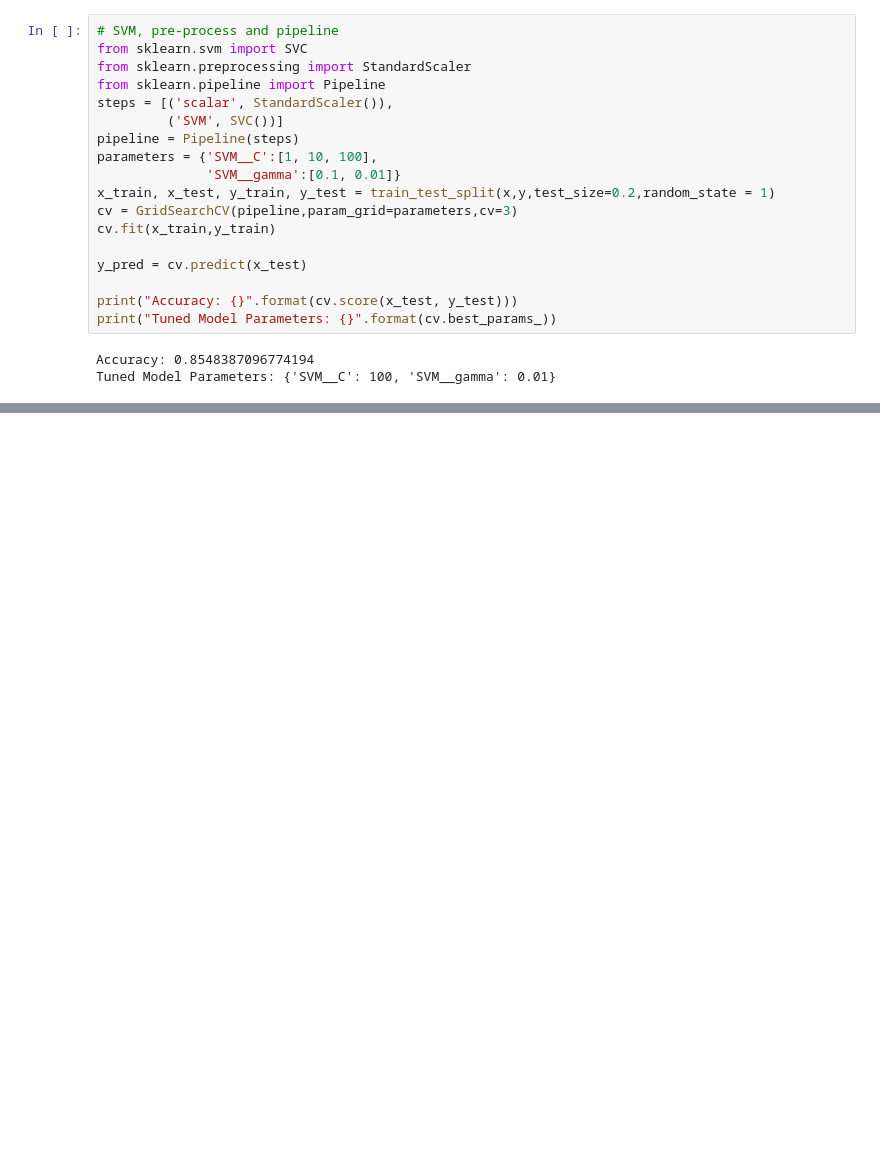
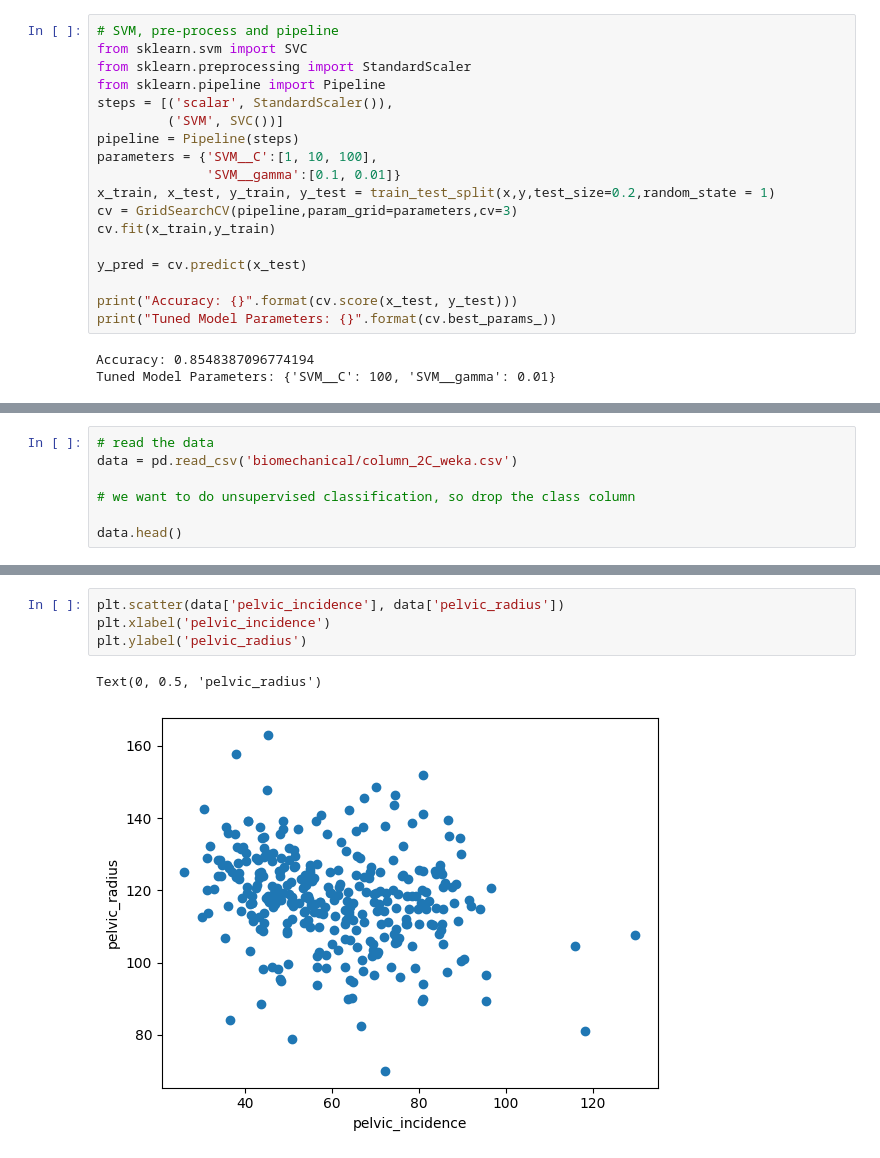
Before and after one commit to MonitSharma/reinforcement-learning-algorithms, a Jupyter notebook: prerequisite/machine_learning.ipynb, the cells around one changed output, grey strips where cells are left out. Cells and saved outputs as stored; diff of their text form; blank space fills up the shorter version.

```diff
--- a/prerequisite/machine_learning.ipynb
+++ b/prerequisite/machine_learning.ipynb
@@ -852,0 +863,7 @@ Tuned Model Parameters: {'SVM__C': 100, 'SVM__gamma': 0.01}
+# %%
+# read the data
+data = pd.read_csv('biomechanical/column_2C_weka.csv')
+
+# we want to do unsupervised classification, so drop the class column
+
+data.head()
@@ -852,0 +877,7 @@ Tuned Model Parameters: {'SVM__C': 100, 'SVM__gamma': 0.01}
+# %%
+plt.scatter(data['pelvic_incidence'], data['pelvic_radius'])
+plt.xlabel('pelvic_incidence')
+plt.ylabel('pelvic_radius')
+# %% [output]
+Text(0, 0.5, 'pelvic_radius')
+[figure, added]
```
Also changed, not shown: parts of 23 cells of this notebook, 3 other files.
